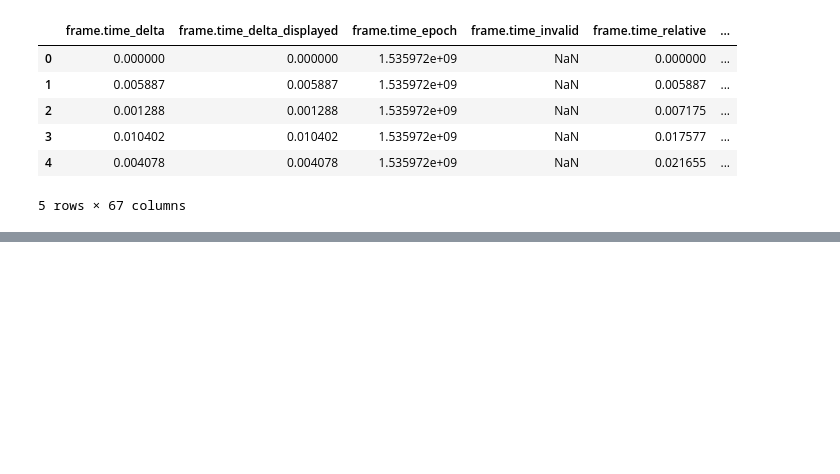
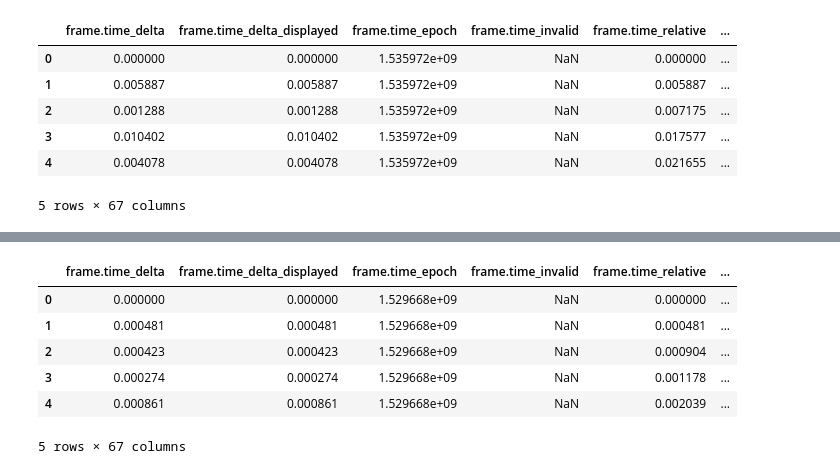
Before and after one commit to William-SWS/mqtt_exploration, a Jupyter notebook: notebooks/01_eda.ipynb, the cells around one changed output, grey strips where cells are left out. Saved outputs shown, nothing was run; the diff lists cells and outputs as text; code cells hidden in the pictures; blank space fills up the shorter version.

```diff
--- a/notebooks/01_eda.ipynb
+++ b/notebooks/01_eda.ipynb
@@ -135,0 +147,11 @@ df_intrusion.head()
+# %%
+df_mitm = pd.read_csv(mitm)
+df_mitm.head()
+# %% [output]
+|  | frame.time_delta | frame.time_delta_displayed | frame.time_epoch | frame.time_invalid | frame.time_relative | ... |
+| 0 | 0.000000 | 0.000000 | 1.529668e+09 | NaN | 0.000000 | ... |
+| 1 | 0.000481 | 0.000481 | 1.529668e+09 | NaN | 0.000481 | ... |
+| 2 | 0.000423 | 0.000423 | 1.529668e+09 | NaN | 0.000904 | ... |
+| 3 | 0.000274 | 0.000274 | 1.529668e+09 | NaN | 0.001178 | ... |
+| 4 | 0.000861 | 0.000861 | 1.529668e+09 | NaN | 0.002039 | ... |
+5 rows × 67 columns
```
Also changed, not shown: parts of 6 cells of this notebook.
